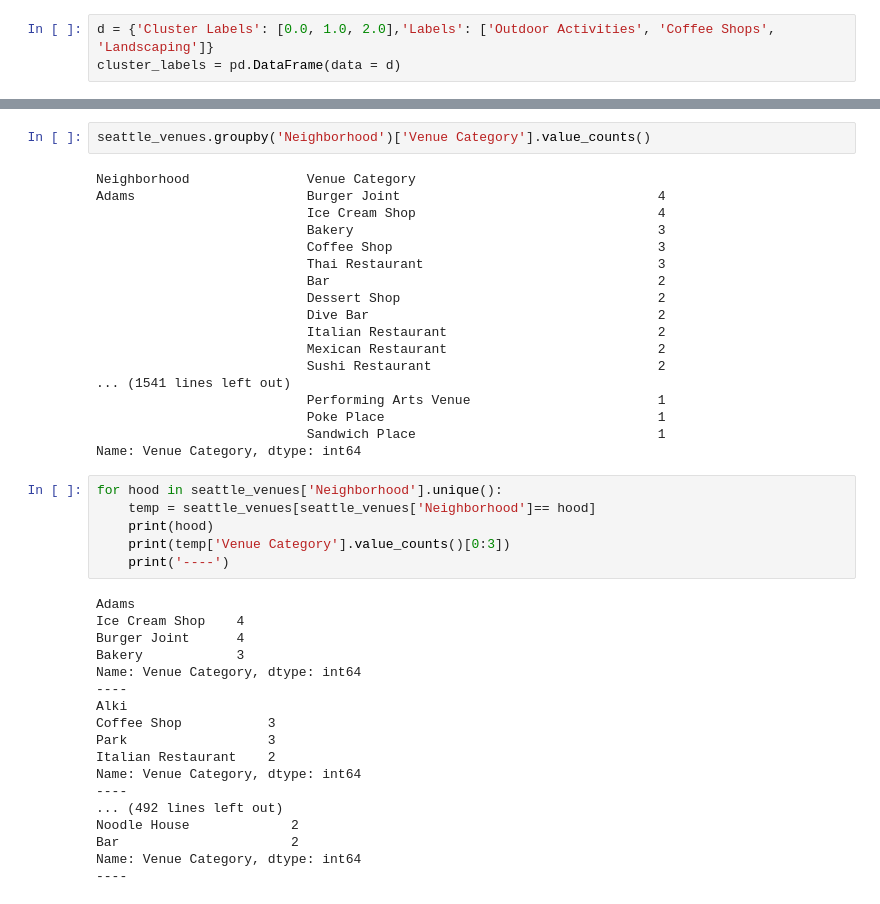
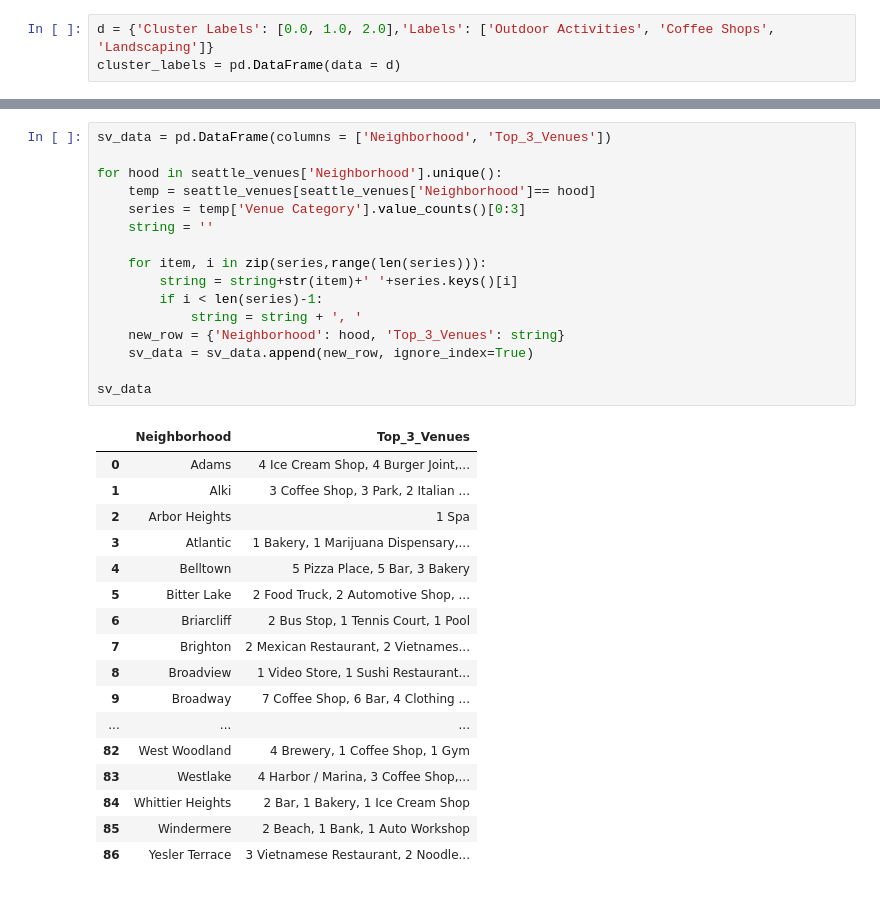
Before and after one commit to guldenturgay/Coursera_Capstone, a Jupyter notebook: capstone_the_battle_of_neighborhoods_week_2.ipynb, the cells around one changed output, grey strips where cells are left out. Cells and saved outputs as stored; diff of their text form.

Commit message:
top 3 venues in each neighborhood dataframe created

```diff
--- a/capstone_the_battle_of_neighborhoods_week_2.ipynb
+++ b/capstone_the_battle_of_neighborhoods_week_2.ipynb
@@ -500,47 +500,37 @@ seattle_merged
 | 84 | Southeast Magnolia | 47.642742 | -122.390803 | 0.0 | Playground | Bus Stop | ... |
 | 85 | View Ridge | 47.682426 | -122.272438 | 0.0 | Park | Yoga Studio | ... |
 | 86 | Rainier View | 47.500279 | -122.261243 | 2.0 | Construction & Landscaping | Yoga Studio | ... |
-# %%
-seattle_venues.groupby('Neighborhood')['Venue Category'].value_counts()
-# %% [output]
-Neighborhood               Venue Category
-Adams                      Burger Joint                                 4
-                           Ice Cream Shop                               4
-                           Bakery                                       3
-                           Coffee Shop                                  3
-                           Thai Restaurant                              3
-                           Bar                                          2
-                           Dessert Shop                                 2
-                           Dive Bar                                     2
-                           Italian Restaurant                           2
-                           Mexican Restaurant                           2
-                           Sushi Restaurant                             2
-... (1541 lines left out)
-                           Performing Arts Venue                        1
-                           Poke Place                                   1
-                           Sandwich Place                               1
-Name: Venue Category, dtype: int64
-# %%
-for hood in seattle_venues['Neighborhood'].unique():
-    temp = seattle_venues[seattle_venues['Neighborhood']== hood]
-    print(hood)
-    print(temp['Venue Category'].value_counts()[0:3])
-    print('----')
-# %% [output]
-Adams
-Ice Cream Shop    4
-Burger Joint      4
-Bakery            3
-Name: Venue Category, dtype: int64
-----
-Alki
-Coffee Shop           3
-Park                  3
-Italian Restaurant    2
-Name: Venue Category, dtype: int64
-----
-... (492 lines left out)
-Noodle House             2
-Bar                      2
-Name: Venue Category, dtype: int64
-----
+# %%
+sv_data = pd.DataFrame(columns = ['Neighborhood', 'Top_3_Venues'])
+
+for hood in seattle_venues['Neighborhood'].unique():
+    temp = seattle_venues[seattle_venues['Neighborhood']== hood]
+    series = temp['Venue Category'].value_counts()[0:3]
+    string = ''
+
+    for item, i in zip(series,range(len(series))):
+        string = string+str(item)+' '+series.keys()[i]
+        if i < len(series)-1:
+            string = string + ', '
+    new_row = {'Neighborhood': hood, 'Top_3_Venues': string}
+    sv_data = sv_data.append(new_row, ignore_index=True)
+
+sv_data
+# %% [output]
+|  | Neighborhood | Top_3_Venues |
+| 0 | Adams | 4 Ice Cream Shop, 4 Burger Joint,... |
+| 1 | Alki | 3 Coffee Shop, 3 Park, 2 Italian ... |
+| 2 | Arbor Heights | 1 Spa |
+| 3 | Atlantic | 1 Bakery, 1 Marijuana Dispensary,... |
+| 4 | Belltown | 5 Pizza Place, 5 Bar, 3 Bakery |
+| 5 | Bitter Lake | 2 Food Truck, 2 Automotive Shop, ... |
+| 6 | Briarcliff | 2 Bus Stop, 1 Tennis Court, 1 Pool |
+| 7 | Brighton | 2 Mexican Restaurant, 2 Vietnames... |
+| 8 | Broadview | 1 Video Store, 1 Sushi Restaurant... |
+| 9 | Broadway | 7 Coffee Shop, 6 Bar, 4 Clothing ... |
+| ... | ... | ... |
+| 82 | West Woodland | 4 Brewery, 1 Coffee Shop, 1 Gym |
+| 83 | Westlake | 4 Harbor / Marina, 3 Coffee Shop,... |
+| 84 | Whittier Heights | 2 Bar, 1 Bakery, 1 Ice Cream Shop |
+| 85 | Windermere | 2 Beach, 1 Bank, 1 Auto Workshop |
+| 86 | Yesler Terrace | 3 Vietnamese Restaurant, 2 Noodle... |
```
